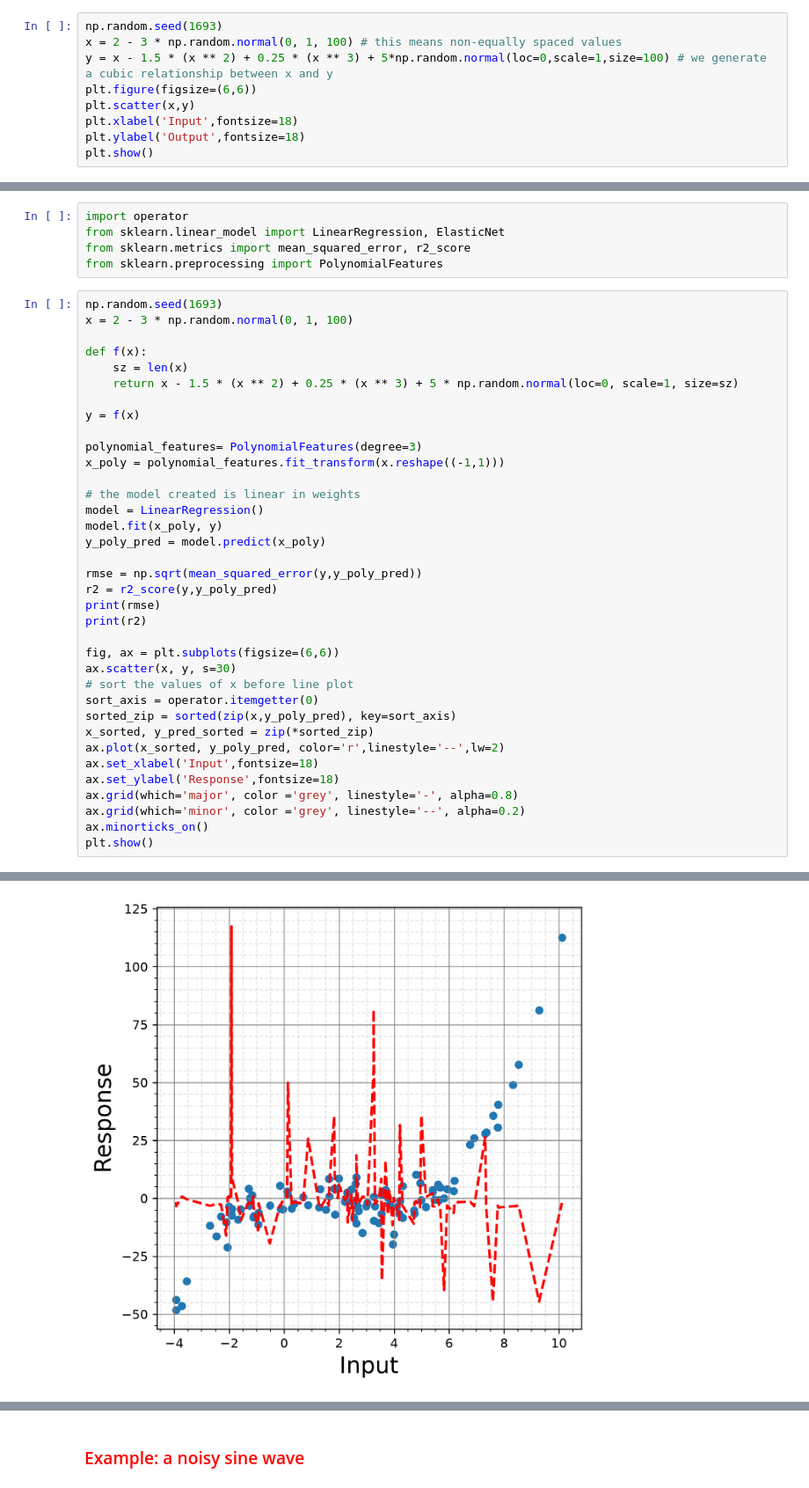
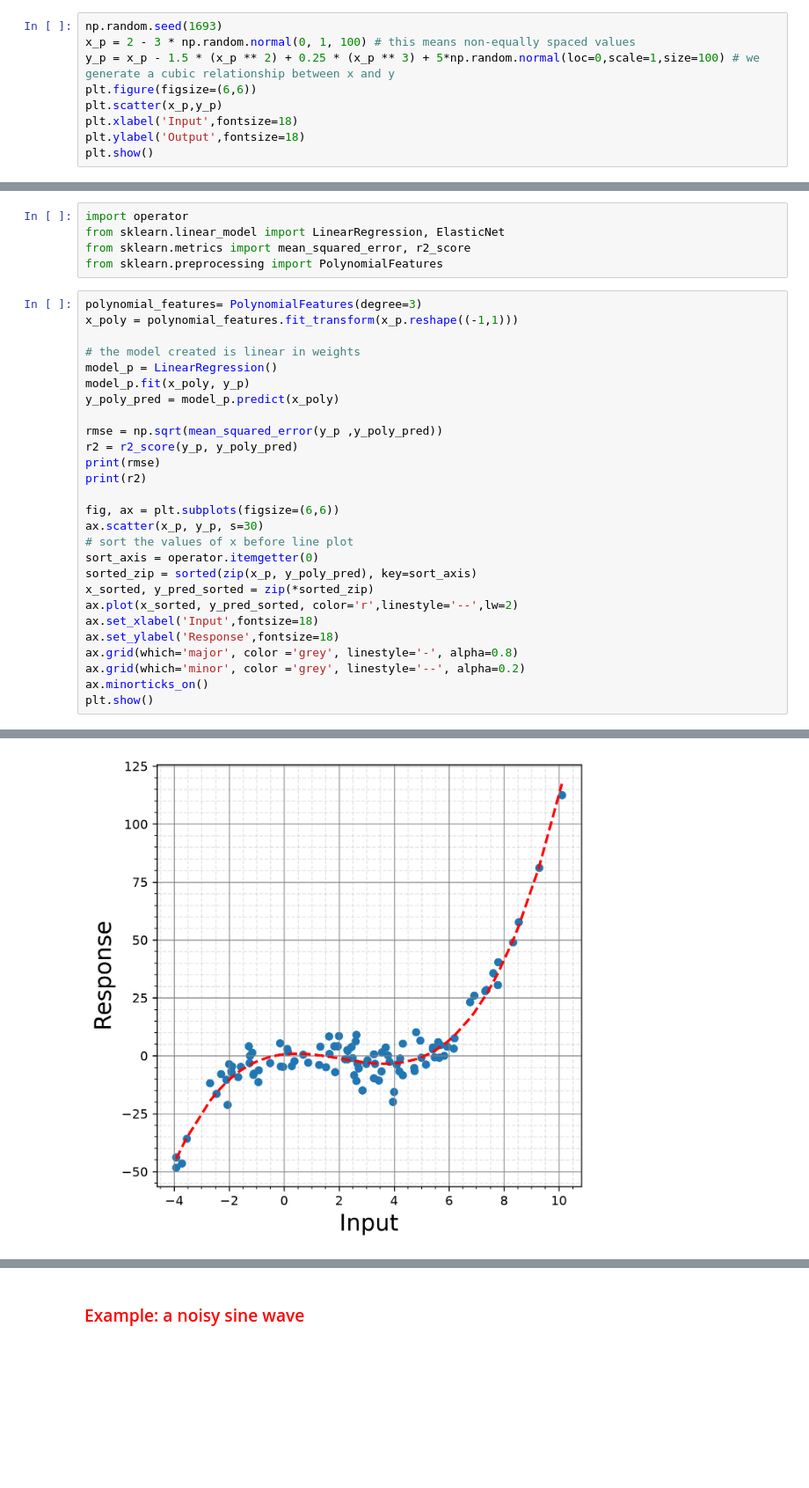
Before and after one commit to yanhai-xiong/DATA301-AML, a Jupyter notebook: Module 3 - Supervised Learning - Regression and Classification Problems/Section 1.3 - Supervised_Learning_Linear_Regression.ipynb, the cells around one changed output, grey strips where cells are left out. Shown at 88% size. Drawn from its saved outputs; the diff is of its cells as text; blank space fills up the shorter version.

```diff
--- a/Module 3 - Supervised Learning - Regression and Classification Problems/Section 1.3 - Supervised_Learning_Linear_Regression.ipynb
+++ b/Module 3 - Supervised Learning - Regression and Classification Problems/Section 1.3 - Supervised_Learning_Linear_Regression.ipynb
@@ -1224,10 +1379,10 @@ from sklearn.pipeline import Pipeline
 $$\large p(x) = \frac{1}{4}x^3-\frac{3}{2}x^2+x$$
 # %%
 np.random.seed(1693)
-x = 2 - 3 * np.random.normal(0, 1, 100) # this means non-equally spaced values
-y = x - 1.5 * (x ** 2) + 0.25 * (x ** 3) + 5*np.random.normal(loc=0,scale=1,size=100) # we generate a cubic relationship between x and y
+x_p = 2 - 3 * np.random.normal(0, 1, 100) # this means non-equally spaced values
+y_p = x_p - 1.5 * (x_p ** 2) + 0.25 * (x_p ** 3) + 5*np.random.normal(loc=0,scale=1,size=100) # we generate a cubic relationship between x and y
 plt.figure(figsize=(6,6))
-plt.scatter(x,y)
+plt.scatter(x_p,y_p)
 plt.xlabel('Input',fontsize=18)
 plt.ylabel('Output',fontsize=18)
 plt.show()
@@ -1257,43 +1412,34 @@ from sklearn.linear_model import LinearRegression, ElasticNet
 from sklearn.metrics import mean_squared_error, r2_score
 from sklearn.preprocessing import PolynomialFeatures
 # %%
-np.random.seed(1693)
-x = 2 - 3 * np.random.normal(0, 1, 100)
-
-def f(x):
-    sz = len(x)
-    return x - 1.5 * (x ** 2) + 0.25 * (x ** 3) + 5 * np.random.normal(loc=0, scale=1, size=sz)
-
-y = f(x)
-
 polynomial_features= PolynomialFeatures(degree=3)
-x_poly = polynomial_features.fit_transform(x.reshape((-1,1)))
+x_poly = polynomial_features.fit_transform(x_p.reshape((-1,1)))
 
 # the model created is linear in weights
-model = LinearRegression()
-model.fit(x_poly, y)
-y_poly_pred = model.predict(x_poly)
+model_p = LinearRegression()
+model_p.fit(x_poly, y_p)
+y_poly_pred = model_p.predict(x_poly)
 
-rmse = np.sqrt(mean_squared_error(y,y_poly_pred))
-r2 = r2_score(y,y_poly_pred)
+rmse = np.sqrt(mean_squared_error(y_p ,y_poly_pred))
+r2 = r2_score(y_p, y_poly_pred)
 print(rmse)
 print(r2)
 
 fig, ax = plt.subplots(figsize=(6,6))
-ax.scatter(x, y, s=30)
+ax.scatter(x_p, y_p, s=30)
 # sort the values of x before line plot
 sort_axis = operator.itemgetter(0)
-sorted_zip = sorted(zip(x,y_poly_pred), key=sort_axis)
+sorted_zip = sorted(zip(x_p, y_poly_pred), key=sort_axis)
 x_sorted, y_pred_sorted = zip(*sorted_zip)
-ax.plot(x_sorted, y_poly_pred, color='r',linestyle='--',lw=2)
+ax.plot(x_sorted, y_pred_sorted, color='r',linestyle='--',lw=2)
 ax.set_xlabel('Input',fontsize=18)
 ax.set_ylabel('Response',fontsize=18)
 ax.grid(which='major', color ='grey', linestyle='-', alpha=0.8)
 ax.grid(which='minor', color ='grey', linestyle='--', alpha=0.2)
 ax.minorticks_on()
 plt.show()
 # %% [output]
 5.369973037195502
 0.9332479212313307
-[figure, old version]
+[figure, new version]
 # %%
```
Also changed, not shown: parts of 61 cells of this notebook, 2 other files.
